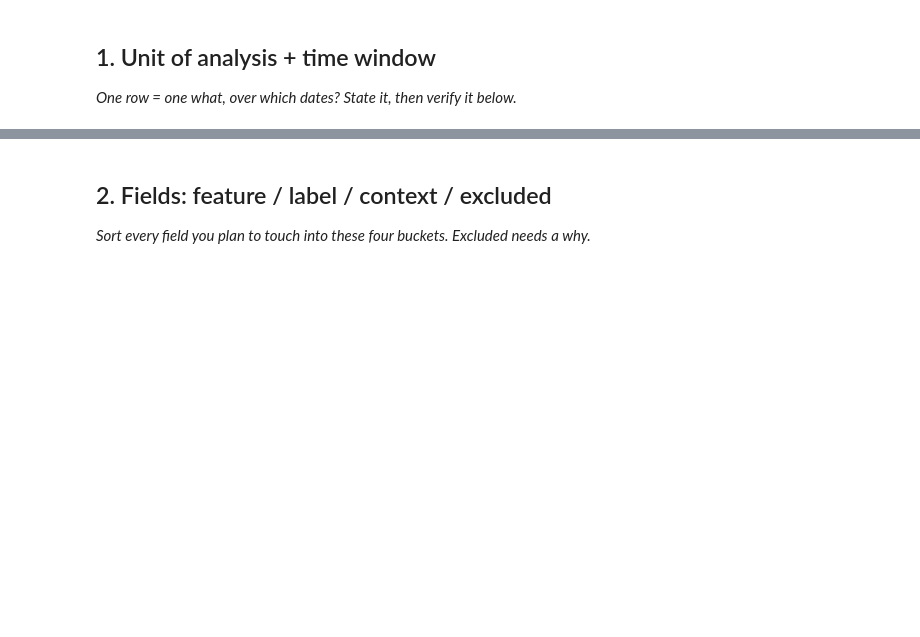
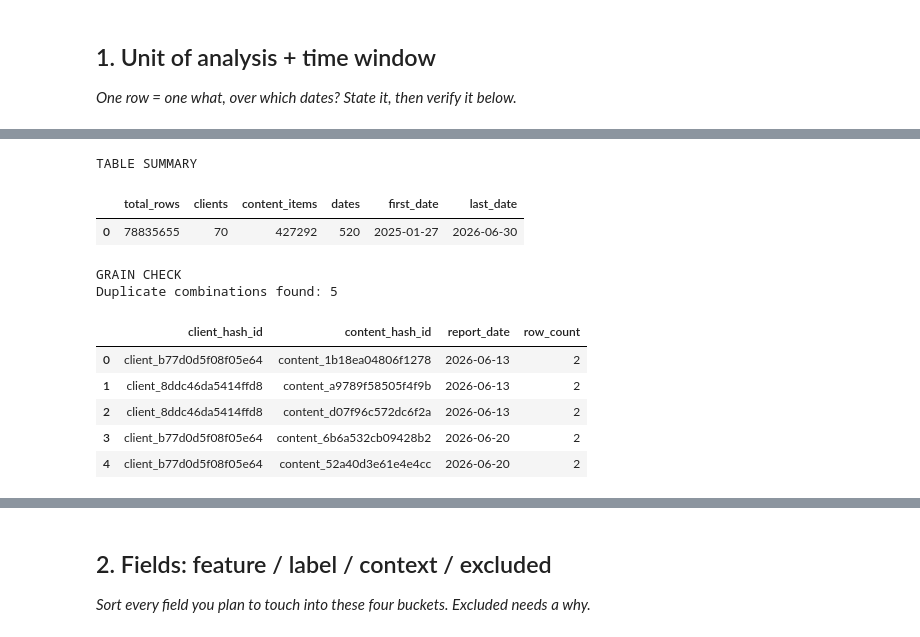
Before and after one commit to Pravu-19/flyrank-internship-ml, a Jupyter notebook: work/notebooks/w03_data_contract.ipynb, the cells around one changed output, grey strips where cells are left out. Drawn from its saved outputs; the diff is of its cells as text; code cells hidden in the pictures; blank space fills up the shorter version.

```diff
--- a/work/notebooks/w03_data_contract.ipynb
+++ b/work/notebooks/w03_data_contract.ipynb
@@ -15,0 +77,76 @@ This skeleton is yours to fill. Work the sections **in order** — each one has
+# %%
+# ML-04 — Section 1: Unit of analysis + time window
+
+warehouse = "hf://datasets/FlyRank/internship-warehouse"
+
+# Read the fact table once for this section
+fact = f"""
+read_parquet(
+    '{warehouse}/fact_content_daily_performance/**/*.parquet',
+    hive_partitioning = true
+)
+"""
+
+# ------------------------------------------------------------
+# 1. Table size and date window
+# ------------------------------------------------------------
+section1_summary = con.sql(f"""
+    SELECT
+        COUNT(*) AS total_rows,
+        COUNT(DISTINCT client_hash_id) AS clients,
+        COUNT(DISTINCT content_hash_id) AS content_items,
+        COUNT(DISTINCT report_date) AS dates,
+        MIN(report_date) AS first_date,
+        MAX(report_date) AS last_date
+    FROM {fact}
+""").df()
+
+print("TABLE SUMMARY")
+display(section1_summary)
+
+
+# ------------------------------------------------------------
+# 2. Verify grain
+# ------------------------------------------------------------
+# Expected grain:
+# client_hash_id × content_hash_id × report_date
+
+grain_check = con.sql(f"""
+    SELECT
+        client_hash_id,
+        content_hash_id,
+        report_date,
+        COUNT(*) AS row_count
+    FROM {fact}
+    GROUP BY
+        client_hash_id,
+        content_hash_id,
+        report_date
+    HAVING COUNT(*) > 1
+    LIMIT 5
+""").df()
+
+print("\nGRAIN CHECK")
+print("Duplicate combinations found:", len(grain_check))
+display(grain_check)
+
+if len(grain_check) == 0:
+    print(
+        "PASS: One row = one client × content item × report date."
+    )
+else:
+    print(
+        "WARNING: Duplicate client × content × report date combinations found."
+    )
+# %% [output]
+TABLE SUMMARY
+|  | total_rows | clients | content_items | dates | first_date | last_date |
+| 0 | 78835655 | 70 | 427292 | 520 | 2025-01-27 | 2026-06-30 |
+GRAIN CHECK
+Duplicate combinations found: 5
+|  | client_hash_id | content_hash_id | report_date | row_count |
+| 0 | client_b77d0d5f08f05e64 | content_1b18ea04806f1278 | 2026-06-13 | 2 |
+| 1 | client_8ddc46da5414ffd8 | content_a9789f58505f4f9b | 2026-06-13 | 2 |
+| 2 | client_8ddc46da5414ffd8 | content_d07f96c572dc6f2a | 2026-06-13 | 2 |
+| 3 | client_b77d0d5f08f05e64 | content_6b6a532cb09428b2 | 2026-06-20 | 2 |
+| 4 | client_b77d0d5f08f05e64 | content_52a40d3e61e4e4cc | 2026-06-20 | 2 |
```
Also changed, not shown: parts of 16 cells of this notebook.
